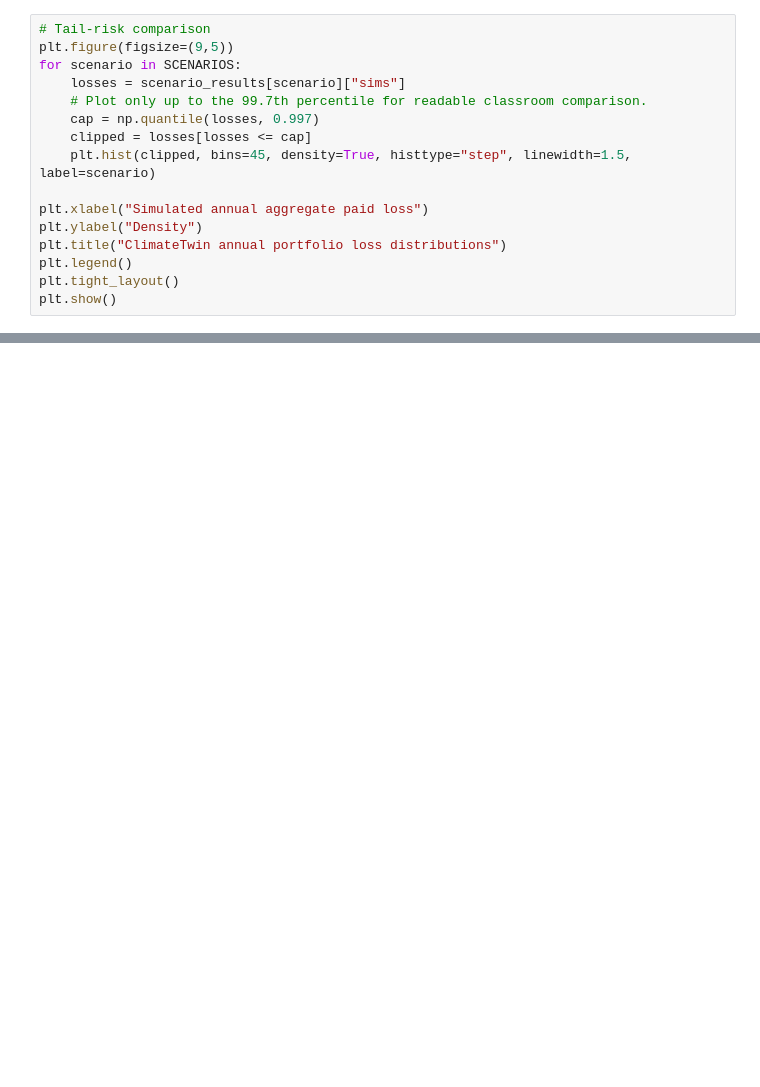
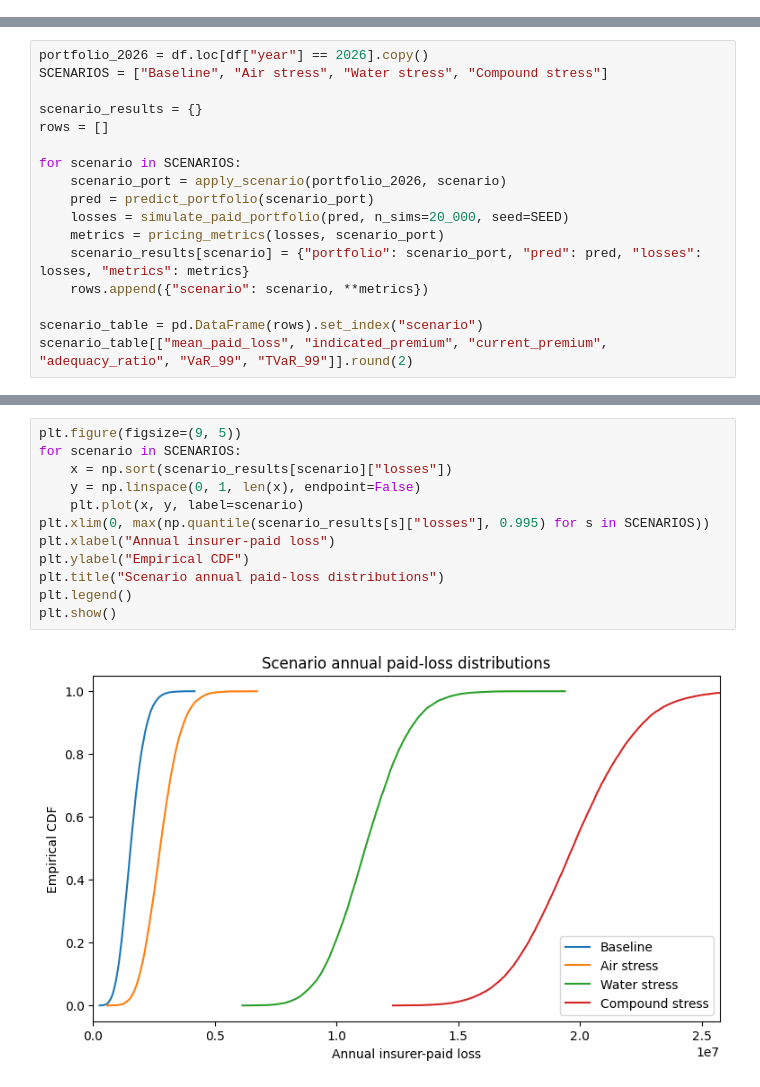
Before and after one commit to brpuneet898/CAS_Teaching_Proposal_2026, a Jupyter notebook: solution.ipynb, the cells around one changed output, grey strips where cells are left out. Cells and saved outputs as stored; diff of their text form; blank space fills up the shorter version.

```diff
--- a/solution.ipynb
+++ b/solution.ipynb
@@ -455,16 +0,0 @@ display(relative[["Expected annual loss","Indicated premium","VaR99","TVaR99"]])
-# %%
-# Tail-risk comparison
-plt.figure(figsize=(9,5))
-for scenario in SCENARIOS:
-    losses = scenario_results[scenario]["sims"]
-    # Plot only up to the 99.7th percentile for readable classroom comparison.
-    cap = np.quantile(losses, 0.997)
-    clipped = losses[losses <= cap]
-    plt.hist(clipped, bins=45, density=True, histtype="step", linewidth=1.5, label=scenario)
-
-plt.xlabel("Simulated annual aggregate paid loss")
-plt.ylabel("Density")
-plt.title("ClimateTwin annual portfolio loss distributions")
-plt.legend()
-plt.tight_layout()
-plt.show()
@@ -688,0 +440,17 @@ These limitations are part of professional actuarial communication, not an after
+# %%
+portfolio_2026 = df.loc[df["year"] == 2026].copy()
+SCENARIOS = ["Baseline", "Air stress", "Water stress", "Compound stress"]
+
+scenario_results = {}
+rows = []
+
+for scenario in SCENARIOS:
+    scenario_port = apply_scenario(portfolio_2026, scenario)
+    pred = predict_portfolio(scenario_port)
+    losses = simulate_paid_portfolio(pred, n_sims=20_000, seed=SEED)
+    metrics = pricing_metrics(losses, scenario_port)
+    scenario_results[scenario] = {"portfolio": scenario_port, "pred": pred, "losses": losses, "metrics": metrics}
+    rows.append({"scenario": scenario, **metrics})
+
+scenario_table = pd.DataFrame(rows).set_index("scenario")
+scenario_table[["mean_paid_loss", "indicated_premium", "current_premium", "adequacy_ratio", "VaR_99", "TVaR_99"]].round(2)
@@ -688,0 +464,14 @@ These limitations are part of professional actuarial communication, not an after
+# %%
+plt.figure(figsize=(9, 5))
+for scenario in SCENARIOS:
+    x = np.sort(scenario_results[scenario]["losses"])
+    y = np.linspace(0, 1, len(x), endpoint=False)
+    plt.plot(x, y, label=scenario)
+plt.xlim(0, max(np.quantile(scenario_results[s]["losses"], 0.995) for s in SCENARIOS))
+plt.xlabel("Annual insurer-paid loss")
+plt.ylabel("Empirical CDF")
+plt.title("Scenario annual paid-loss distributions")
+plt.legend()
+plt.show()
+# %% [output]
+[figure, added]
```
Also changed, not shown: parts of 57 cells of this notebook.
